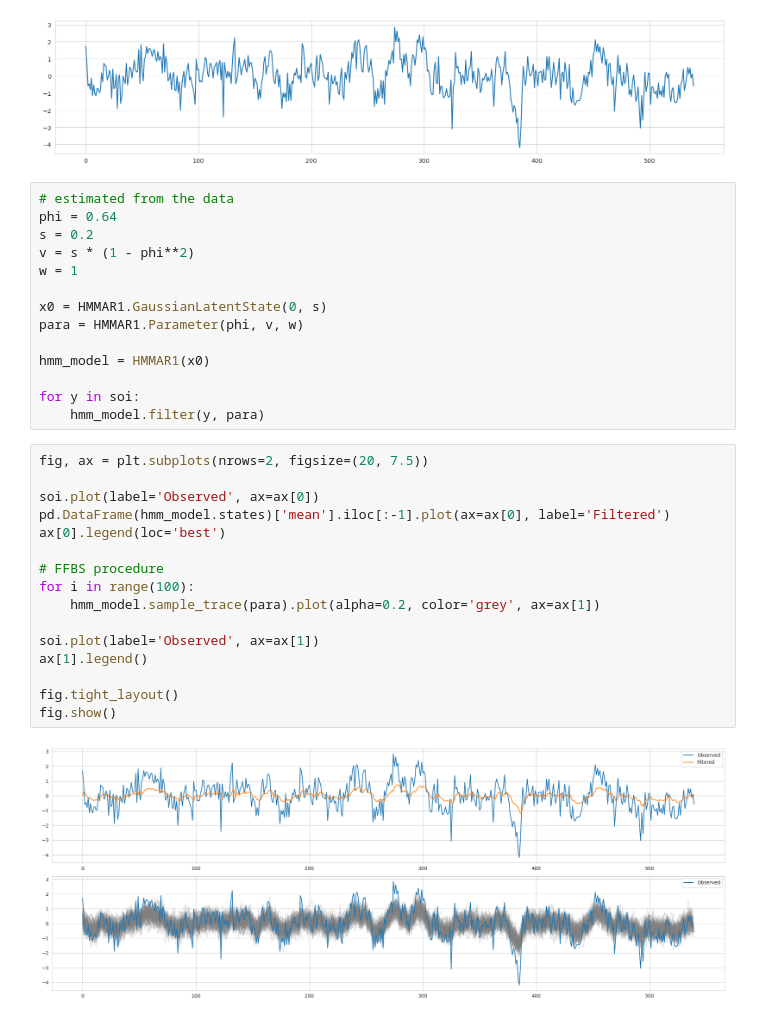
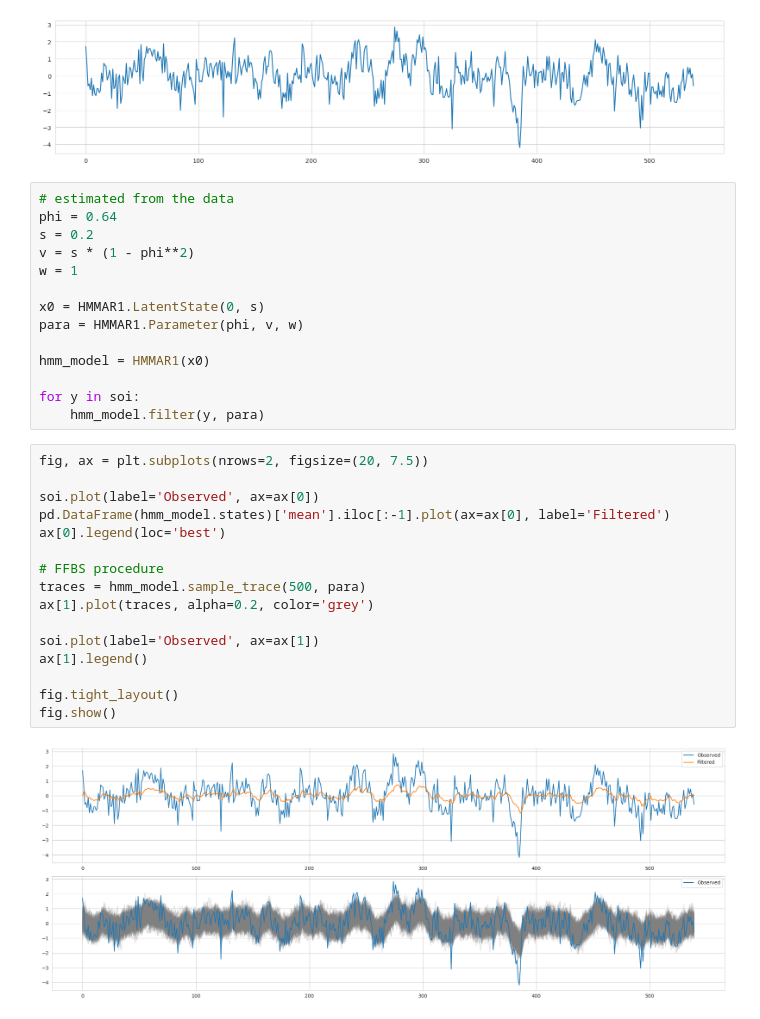
Before and after one commit to WHITSNAK/sta831-sp23, a Jupyter notebook: ch3/hw3 - 5 FFBS.ipynb, the cells around one changed output. Cells and saved outputs as stored; diff of their text form.

Commit message:
vectorized multi-chain sample step

```diff
--- a/ch3/hw3 - 5 FFBS.ipynb
+++ b/ch3/hw3 - 5 FFBS.ipynb
@@ -75,7 +78,7 @@ s = 0.2
 v = s * (1 - phi**2)
 w = 1
 
-x0 = HMMAR1.GaussianLatentState(0, s)
+x0 = HMMAR1.LatentState(0, s)
 para = HMMAR1.Parameter(phi, v, w)
 
 hmm_model = HMMAR1(x0)
@@ -85,18 +88,18 @@ for y in soi:
 # %%
 fig, ax = plt.subplots(nrows=2, figsize=(20, 7.5))
 
 soi.plot(label='Observed', ax=ax[0])
 pd.DataFrame(hmm_model.states)['mean'].iloc[:-1].plot(ax=ax[0], label='Filtered')
 ax[0].legend(loc='best')
 
 # FFBS procedure
-for i in range(100):
-    hmm_model.sample_trace(para).plot(alpha=0.2, color='grey', ax=ax[1])
+traces = hmm_model.sample_trace(500, para)
+ax[1].plot(traces, alpha=0.2, color='grey')
 
 soi.plot(label='Observed', ax=ax[1])
 ax[1].legend()
 
 fig.tight_layout()
 fig.show()
 # %% [output]
-[figure, old version]
+[figure, new version]
```
Also changed, not shown: parts of 3 cells of this notebook, 1 other file.
